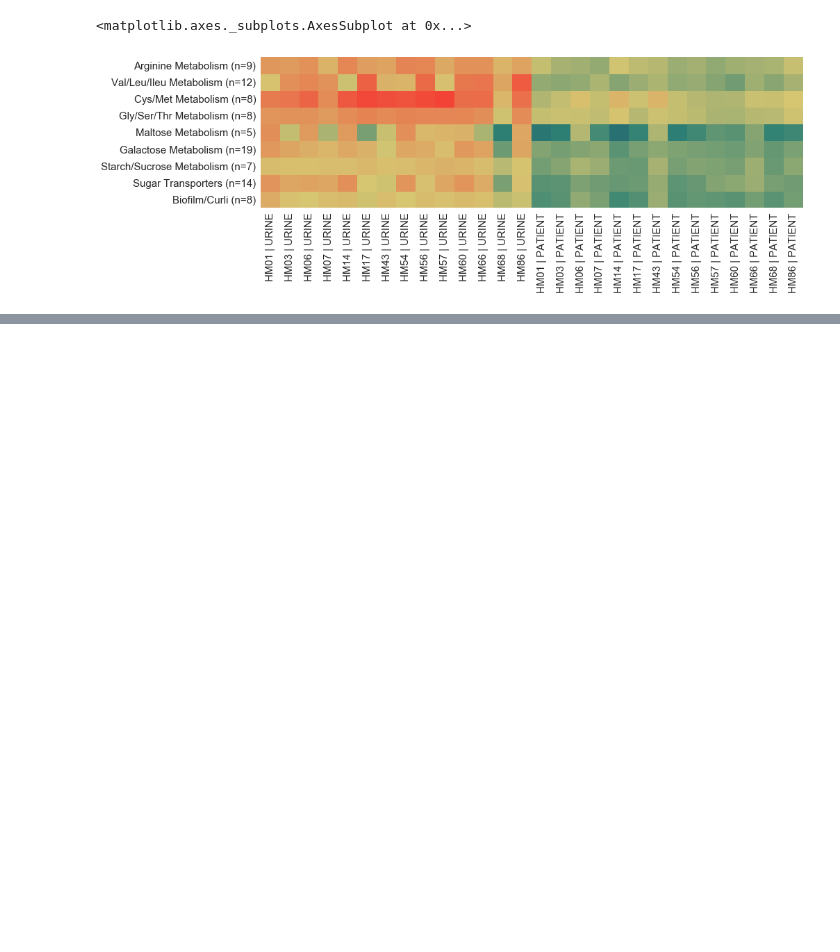
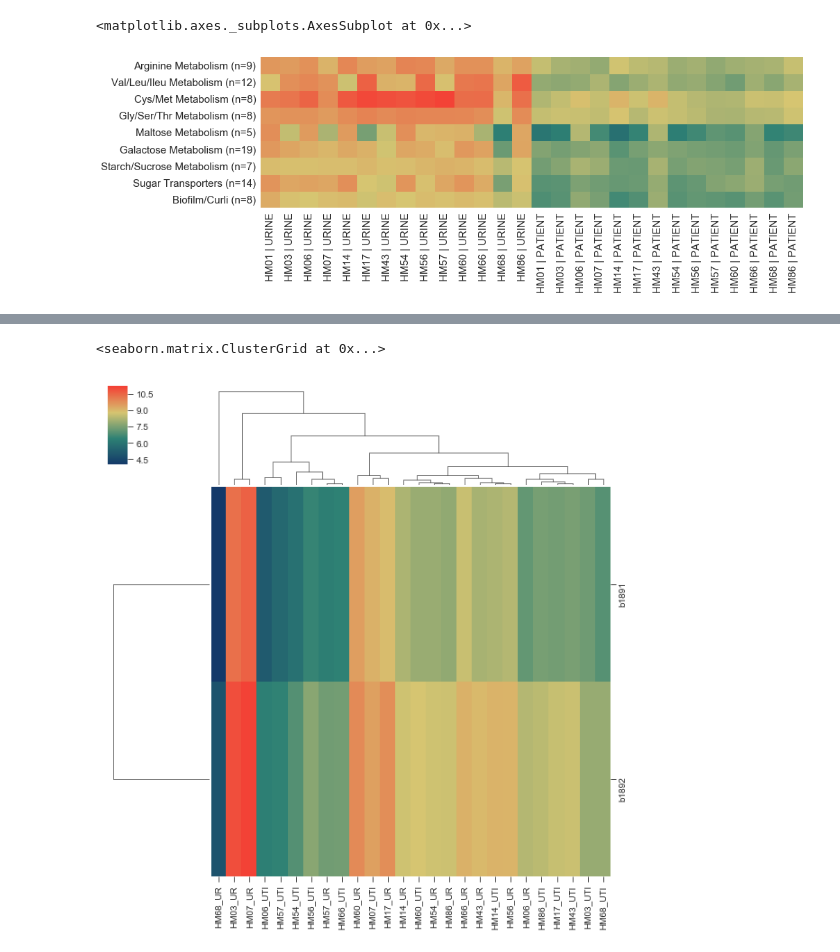
Before and after one commit to ASintsova/HUTI-RNAseq, a Jupyter notebook: analysis/differential_expression_analysis/differential_expression_analysis.ipynb, the cells around one changed output, grey strips where cells are left out. Cells and saved outputs as stored; diff of their text form; code cells hidden in the pictures; blank space fills up the shorter version.

```diff
--- a/analysis/differential_expression_analysis/differential_expression_analysis.ipynb
+++ b/analysis/differential_expression_analysis/differential_expression_analysis.ipynb
@@ -293,0 +370,5 @@ sns.heatmap(np.log2(down_data+1), cmap=my_cmap, vmin=0, cbar=False)
+# %%
+sns.clustermap(np.log2(flhdc_df+1), cmap=my_cmap)
+# %% [output]
+<seaborn.matrix.ClusterGrid at 0x...>
+[figure, added]
```
Also changed, not shown: parts of 13 cells of this notebook, 1 other file.
